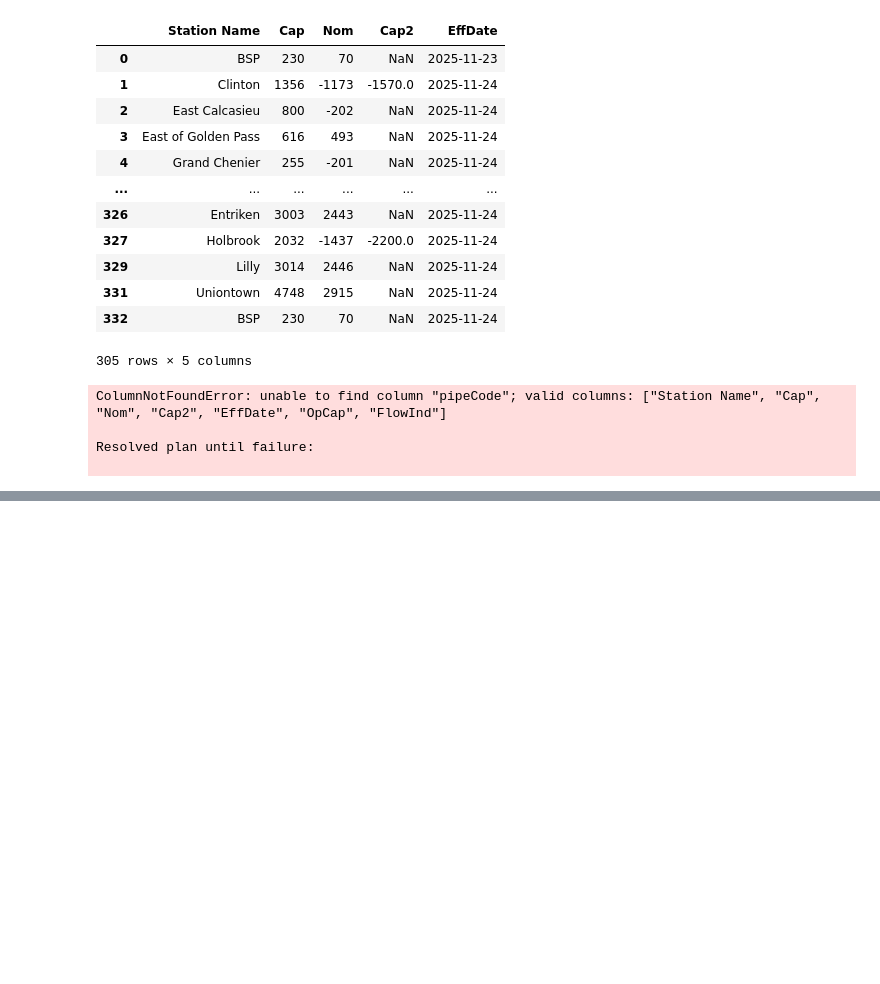
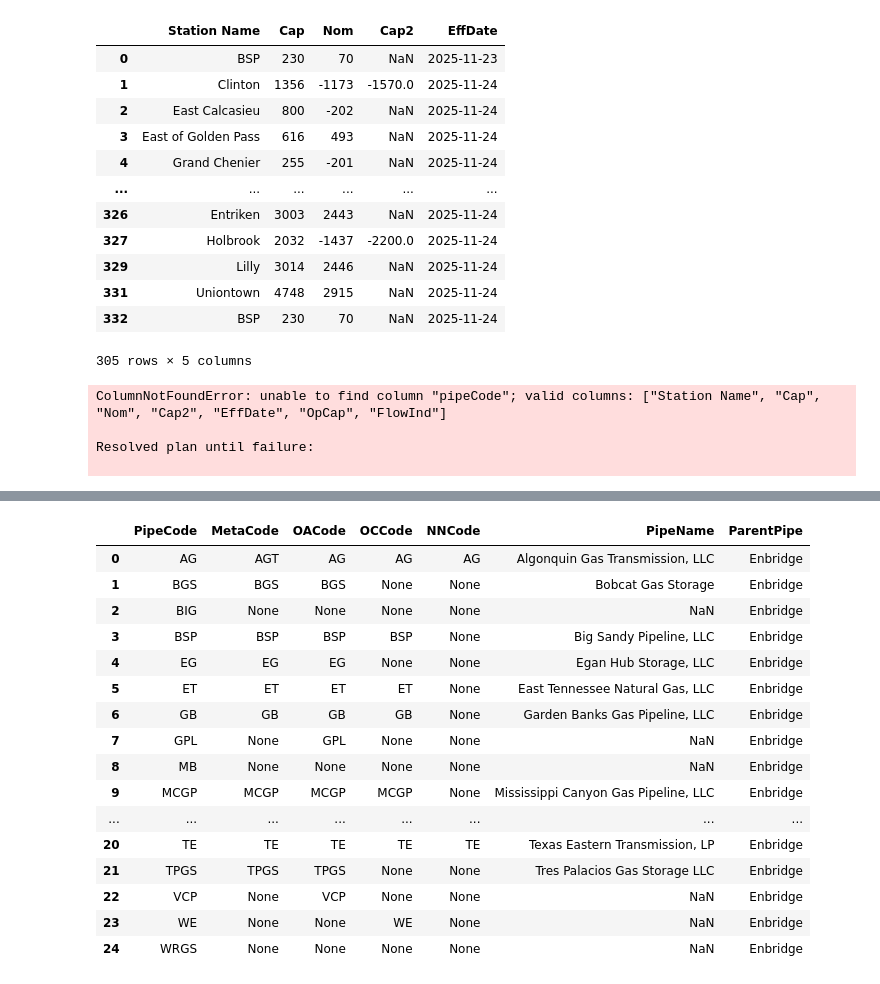
Before and after one commit to Sai-Jagadeesh-UH/enbridgeScrape, a Jupyter notebook: OCcsv.ipynb, the cells around one changed output, grey strips where cells are left out. Saved outputs shown, nothing was run; the diff lists cells and outputs as text; code cells hidden in the pictures; blank space fills up the shorter version.

```diff
--- a/OCcsv.ipynb
+++ b/OCcsv.ipynb
@@ -266,0 +479,4 @@ return pl.concat(lazyList, how="vertical").with_columns(
+# %%
+MetaDf =dfMeta[['PipeCode','TSP Name']].drop_duplicates(keep='first', ignore_index=True).sort_values(by='PipeCode', ignore_index=True)
+# %%
+df = df.merge(MetaDf, how='left', left_on='MetaCode', right_on='PipeCode', suffixes=(None, '_'))
@@ -266,0 +522,2 @@ return pl.concat(lazyList, how="vertical").with_columns(
+# %%
+df = df[['PipeCode', 'MetaCode', 'OACode', 'OCCode', 'NNCode', 'TSP Name']].rename(columns={'TSP Name':'PipeName'})
@@ -266,0 +544,22 @@ return pl.concat(lazyList, how="vertical").with_columns(
+# %%
+df['ParentPipe'] = 'Enbridge'
+# %%
+df
+# %% [output]
+|  | PipeCode | MetaCode | OACode | OCCode | NNCode | PipeName | ParentPipe |
+| 0 | AG | AGT | AG | AG | AG | Algonquin Gas Transmission, LLC | Enbridge |
+| 1 | BGS | BGS | BGS | None | None | Bobcat Gas Storage | Enbridge |
+| 2 | BIG | None | None | None | None | NaN | Enbridge |
+| 3 | BSP | BSP | BSP | BSP | None | Big Sandy Pipeline, LLC | Enbridge |
+| 4 | EG | EG | EG | None | None | Egan Hub Storage, LLC | Enbridge |
+| 5 | ET | ET | ET | ET | None | East Tennessee Natural Gas, LLC | Enbridge |
+| 6 | GB | GB | GB | GB | None | Garden Banks Gas Pipeline, LLC | Enbridge |
+| 7 | GPL | None | GPL | None | None | NaN | Enbridge |
+| 8 | MB | None | None | None | None | NaN | Enbridge |
+| 9 | MCGP | MCGP | MCGP | MCGP | None | Mississippi Canyon Gas Pipeline, LLC | Enbridge |
+| ... | ... | ... | ... | ... | ... | ... | ... |
+| 20 | TE | TE | TE | TE | TE | Texas Eastern Transmission, LP | Enbridge |
+| 21 | TPGS | TPGS | TPGS | None | None | Tres Palacios Gas Storage LLC | Enbridge |
+| 22 | VCP | None | VCP | None | None | NaN | Enbridge |
+| 23 | WE | None | None | WE | None | NaN | Enbridge |
+| 24 | WRGS | None | None | None | None | NaN | Enbridge |
```
Also changed, not shown: parts of 46 cells of this notebook, 37 other files.
